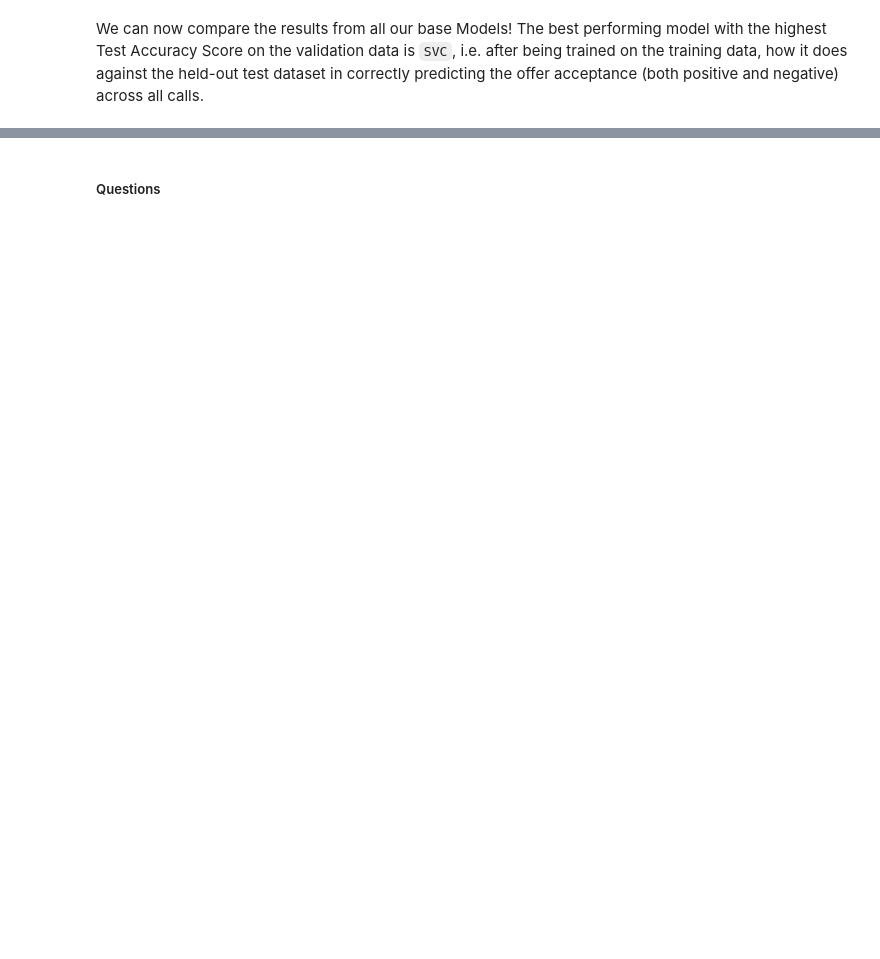
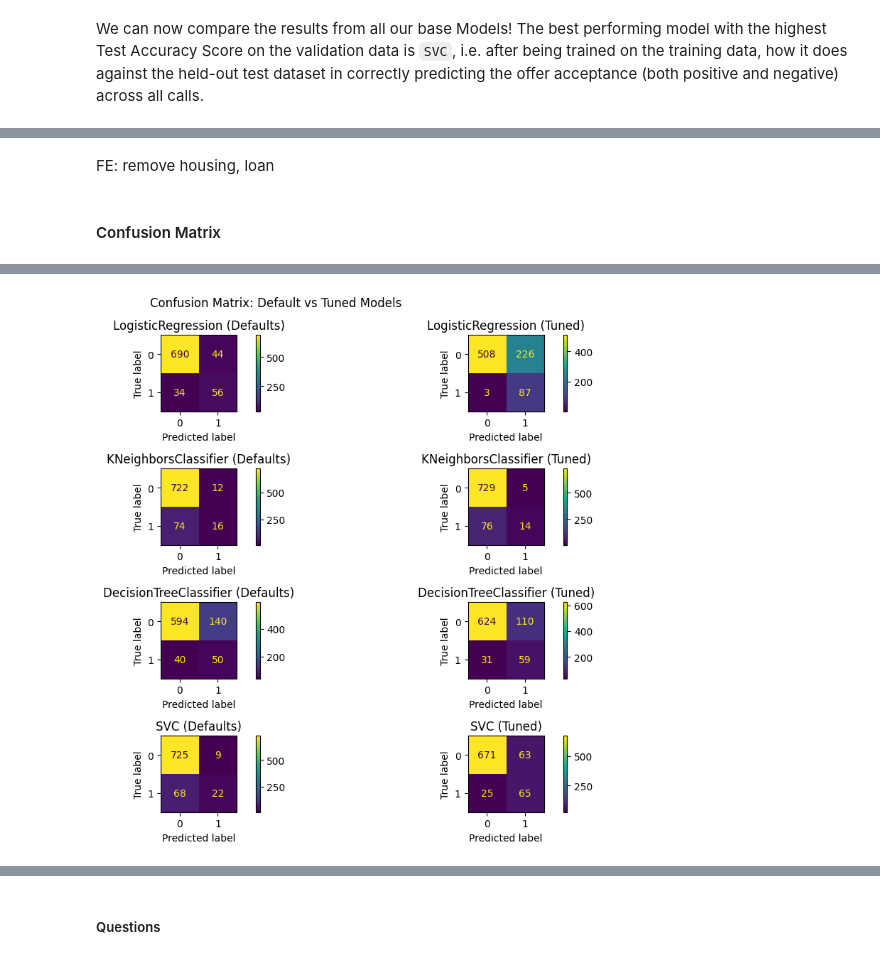
Before and after one commit to fazeelgm/UCB_ML_AI_PracticalApp_III, a Jupyter notebook: ClassifiersComparison-MarketingCampaigns.ipynb, the cells around one changed output, grey strips where cells are left out. Drawn from its saved outputs; the diff is of its cells as text; code cells hidden in the pictures; blank space fills up the shorter version.

```diff
--- a/ClassifiersComparison-MarketingCampaigns.ipynb
+++ b/ClassifiersComparison-MarketingCampaigns.ipynb
@@ -446,6 +511,3 @@ models = {
 for name, model in models.items():
     # Get metrics row for the report - will fit() and predict() to generate metrics
     results[name] = build_results_row(name, model, X_train_scaled, X_test_scaled, y_train, y_test)
-
-    results_df = pd.DataFrame(results).T
-    results_df.loc[name:][report_cols]
@@ -452,7 +530,7 @@ for name, model in models.items():
 # %%
-def_results_df = pd.DataFrame(results).T.sort_values(by='Test Accuracy', ascending=False)
+results_defaults_df = pd.DataFrame(results).T.sort_values(by='Test Accuracy', ascending=False)
 
 if not Config.SUPPRESS_OUTPUT_FILES:
-    dfi.export(def_results_df[report_cols], 'images/table_models_defaults.png')
+    dfi.export(results_defaults_df[report_cols], 'images/table_models_defaults.png')
 
-def_results_df[report_cols]
+results_defaults_df[report_cols]
@@ -468,0 +744,7 @@ Now that we have some basic models on the board, we want to try to improve these
+# %%
+results_tuned_df = pd.DataFrame(results).T.sort_values(by='Test Accuracy', ascending=False)
+
+if not Config.SUPPRESS_OUTPUT_FILES:
+    dfi.export(results_tuned_df[report_cols_tuned], 'images/table_models_tuned.png')
+
+results_tuned_df[report_cols_tuned]
@@ -468,0 +777,37 @@ Now that we have some basic models on the board, we want to try to improve these
+# %% [markdown]
+FE: remove housing, loan
+# %% [markdown]
+#### Confusion Matrix
+# %%
+# Plot the default and tuned confusion matrices side-by-side
+
+fig, axes = plt.subplots(4, 2, figsize=(Config.PAGE_WIDTH, 8))
+fig.suptitle('Confusion Matrix: Default vs Tuned Models')
+
+row = 0
+for name, model in models.items():
+
+    # Get the CM from the results for left and right views
+    cm_l = results_defaults_df.loc[name]['cm']
+    cm_r = results_tuned_df.loc[name]['cm']
+
+    # Get the CM
+    disp_l = ConfusionMatrixDisplay(cm_l)#, display_labels=['Unsuccessful', 'Successful'])
+    disp_r = ConfusionMatrixDisplay(cm_r)#, display_labels=['Unsuccessful', 'Successful'])
+
+    # plot CM
+    disp_l.plot(ax=axes[row,0])
+    disp_r.plot(ax=axes[row,1])
+
+    axes[row,0].set_title(f'{name} (Defaults)')
+    axes[row,1].set_title(f'{name} (Tuned)')
+
+    row += 1
+
+plt.tight_layout()
+
+if not Config.SUPPRESS_OUTPUT_FILES:
+    plt.savefig('images/confusion_matrices.png')
+
+plt.show()
+# %% [output]
@@ -468,0 +822 @@ Now that we have some basic models on the board, we want to try to improve these
+[figure, added]
```
Also changed, not shown: parts of 40 cells of this notebook, 8 other files.
